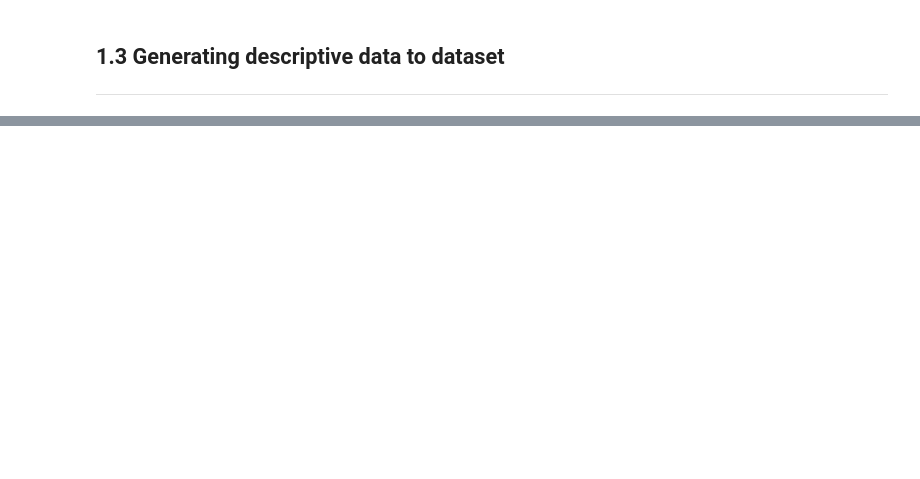
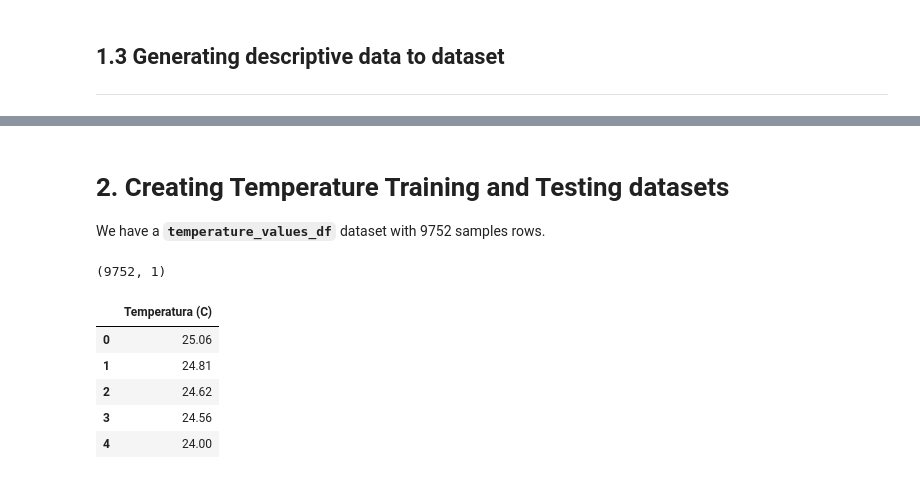
Before and after one commit to bgarcial/sioma_project, a Jupyter notebook: notebooks/pre-processing_data/Temperature/28-weeks_January-12_August-03_2018/01-bgarcial-temperature.ipynb, the cells around one changed output, grey strips where cells are left out. Drawn from its saved outputs; the diff is of its cells as text; code cells hidden in the pictures; blank space fills up the shorter version.

```diff
--- a/notebooks/pre-processing_data/Precipitations/28-weeks_January-12_August-03_2018/precipitations.ipynb
+++ b/notebooks/pre-processing_data/Temperature/28-weeks_January-12_August-03_2018/01-bgarcial-temperature.ipynb
@@ -399,0 +91,15 @@ precipitations_test_df.to_csv('../../../../data/processed/Luminosity/28-weeks_Ja
+# %% [markdown]
+# 2. Creating Temperature Training and Testing datasets
+
+We have a **`temperature_values_df`** dataset with 9752 samples rows.
+# %%
+print(temperature_values_df.shape)
+temperature_values_df.head()
+# %% [output]
+(9752, 1)
+|  | Temperatura (C) |
+| 0 | 25.06 |
+| 1 | 24.81 |
+| 2 | 24.62 |
+| 3 | 24.56 |
+| 4 | 24.00 |
```
Also changed, not shown: parts of 78 cells of this notebook, 3 other files.
